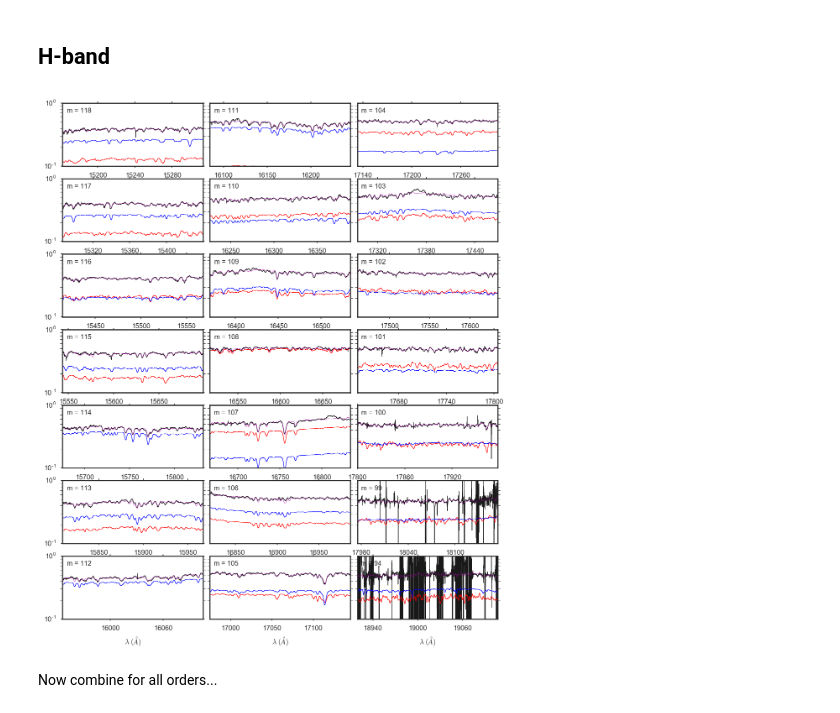
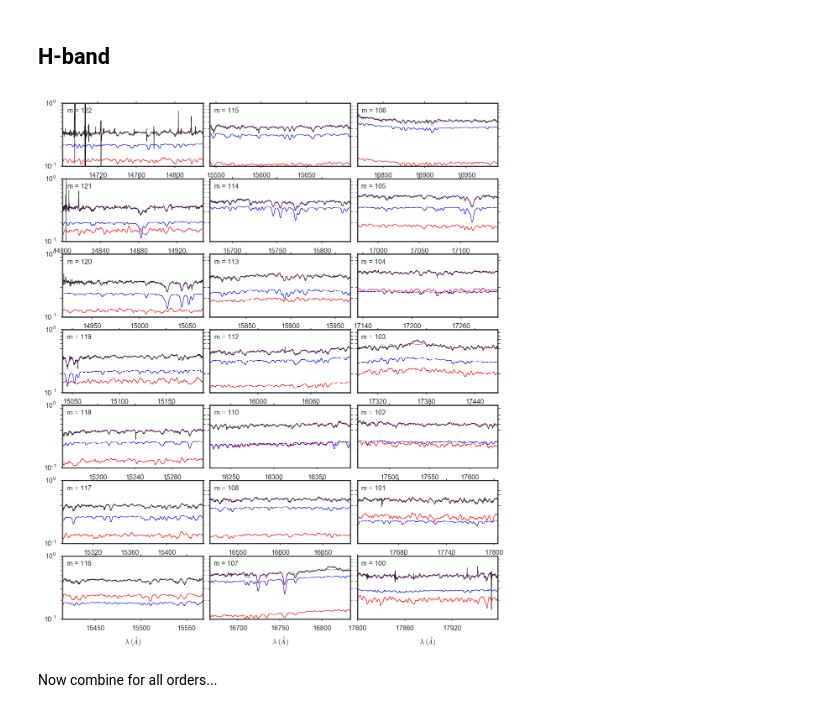
Before and after one commit to BrownDwarf/welter, a Jupyter notebook: notebooks/welter_issue024-01_All_spectra_plotted.ipynb, the cells around one changed output. Cells and saved outputs as stored; diff of their text form; code cells hidden in the pictures.

Commit message:
updated notebooks for revising tables and figures for version 0.6 of the paper

```diff
--- a/notebooks/welter_issue024-01_All_spectra_plotted.ipynb
+++ b/notebooks/welter_issue024-01_All_spectra_plotted.ipynb
@@ -58,8 +58,8 @@ plt.savefig('../document/figures/K_band_spectra_3x7.pdf', bbox_inches='tight')
 # %% [markdown]
 ## H-band
 # %%
-ms = np.arange(99, 118+1, 1)[::-1]
-ms = np.append(ms, 94)
+ms_forward = np.hstack((np.arange(100, 109), np.arange(110,111), np.arange(112,123)))
+ms = ms_forward[::-1]
 ii = -1
 nrows = 7
 ncols = 3
@@ -72,35 +72,35 @@ fig.subplots_adjust(left=0.05, right=0.95, wspace=0.05)
 
 for i in range(ncols):
     for j in range(nrows):
         ii += 1
 
         m = ms[ii]
-        with open('../sf/m{:03d}/output/mix_emcee/run01/mix_spec.json'.format(m)) as f:
+        with open('../sf/m{:03d}/output/mix_emcee/run02/mix_spec.json'.format(m)) as f:
             dat = json.load(f)
         ax = fig.add_subplot(nrows, ncols, ncols * j + 1 + i)
         lw=0.5
         ax.step(dat['wl'], dat['data'], '-k', linewidth=lw, alpha=0.9)
         ax.plot(dat['wl'], dat['composite'], color='#AA00AA', linewidth=lw, alpha=0.7)
         ax.step(dat['wl'], dat['model2_cool'], 'r-', linewidth=lw)
         ax.step(dat['wl'], dat['model1_hot'], 'b', linewidth=lw)
 
         ax.text(dat['wl'][0]+5.0, 0.7, "m = {}".format(m), fontsize=8)
 
         #ax.yaxis.set_major_formatter(plt.NullFormatter())
         ax.set_yscale('log')
         ax.set_ylim(0.1, 1.0)
         ax.set_xlim(dat['wl'][0], dat['wl'][-1])
         if i > 0:
             ax.yaxis.set_major_locator(plt.NullLocator())
             ax.yaxis.set_major_formatter(plt.NullFormatter())
 
         ax.xaxis.set_major_locator(plt.MaxNLocator(4))
         if j > (nrows - 2):
             plt.xlabel(r'$\lambda \; (\AA)$')
 
 plt.savefig('../document/figures/H_band_spectra_3x7.pdf', bbox_inches='tight')
 # %% [output]
-[figure, old version]
+[figure, new version]
 # %% [markdown]
 Now combine for all orders...
 # %% [markdown]
```
Also changed, not shown: 4 other files.
